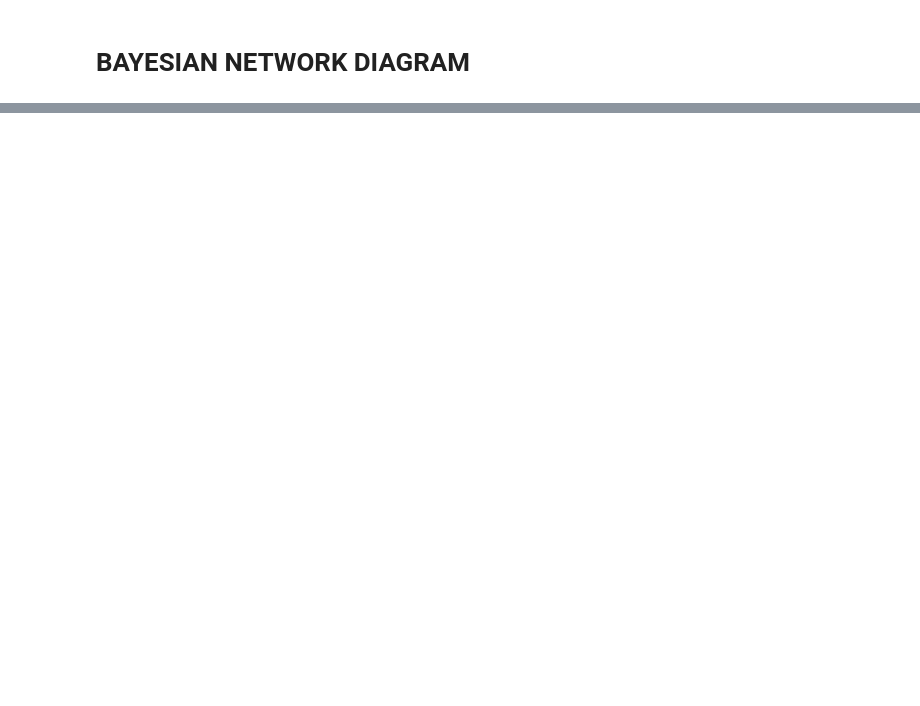
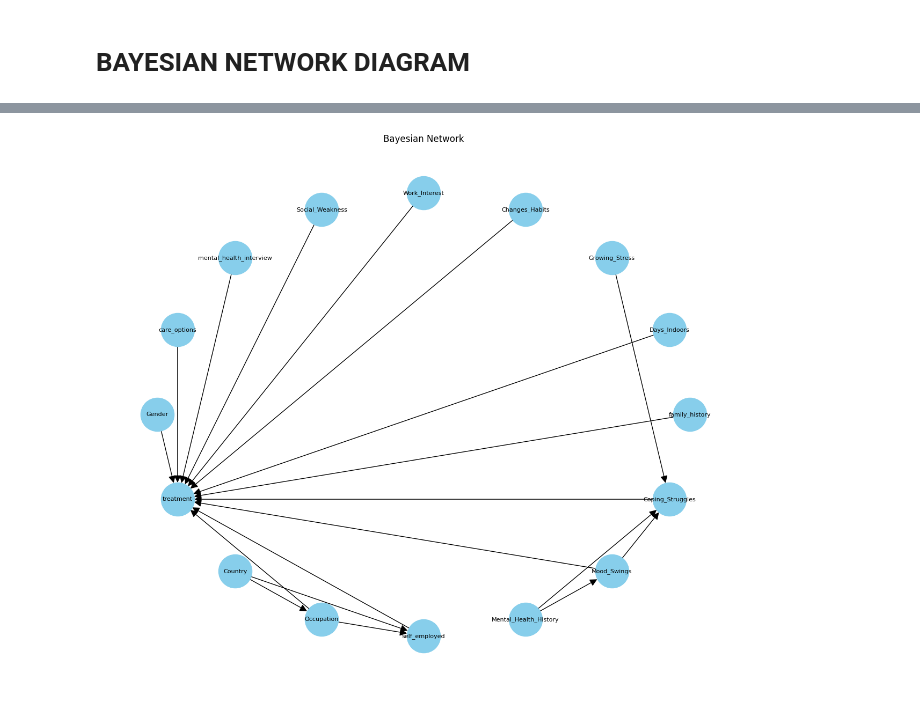
Before and after one commit to AltaafAlly/Probabilistic-Graphical-Model-Using-Bayesian-Networks, a Jupyter notebook: Assignment.ipynb, the cells around one changed output, grey strips where cells are left out. Saved outputs shown, nothing was run; the diff lists cells and outputs as text; code cells hidden in the pictures; blank space fills up the shorter version.

```diff
--- a/Assignment.ipynb
+++ b/Assignment.ipynb
@@ -51,11 +55,11 @@ df_filled.to_csv("filled_dataset_encoding.csv", index=False)
 # Now we get Test,Validation and Train data
 # %%
 # Define the desired sizes for the reduced datasets
-train_data = df_filled[:7000]
-val_data = df_filled[1000:6000]
-test_data = df_filled[2000:6000]
+train_data = df_filled[:60000]
+val_data = df_filled[1000:21000]
+test_data = df_filled[2000:22000]
 
-
+train_data.to_csv("train_dataset.csv", index=False)
 # Display the shape of each dataset
 print("Training data shape:", train_data.shape)
 print("Validation data shape:", val_data.shape)
@@ -95,0 +98,17 @@ model.fit(train_data, estimator=MaximumLikelihoodEstimator)
+# %%
+
+# Perform Hill climb search for the best model structure
+hc = HillClimbSearch(train_data)
+bic = BicScore(train_data)
+best_model_structure = hc.estimate(scoring_method=bic)
+
+# Create the Bayesian model from the best structure
+model = BayesianNetwork(best_model_structure.edges())
+
+# Fit the model using the training data
+model.fit(train_data, estimator=MaximumLikelihoodEstimator)
+
+is_valid = model.check_model()
+# Check if CPDs are associated with all variables
+print(model.get_cpds())
+print(is_valid)
@@ -202,0 +168,11 @@ plt.show()
+# %%
+# Define the Bayesian network structure with V-structure and additional edges
+# Visualize the Bayesian Network structure using networkx
+G = nx.DiGraph(model.edges())
+plt.figure(figsize=(12, 10))
+pos = nx.shell_layout(G)
+nx.draw(G, pos, with_labels=True, node_size=2000, node_color="skyblue", font_size=8, arrowsize=20)
+plt.title("Bayesian Network")
+plt.show()
+# %% [output]
+[figure, added]
```
Also changed, not shown: parts of 15 cells of this notebook, 1 other file.
